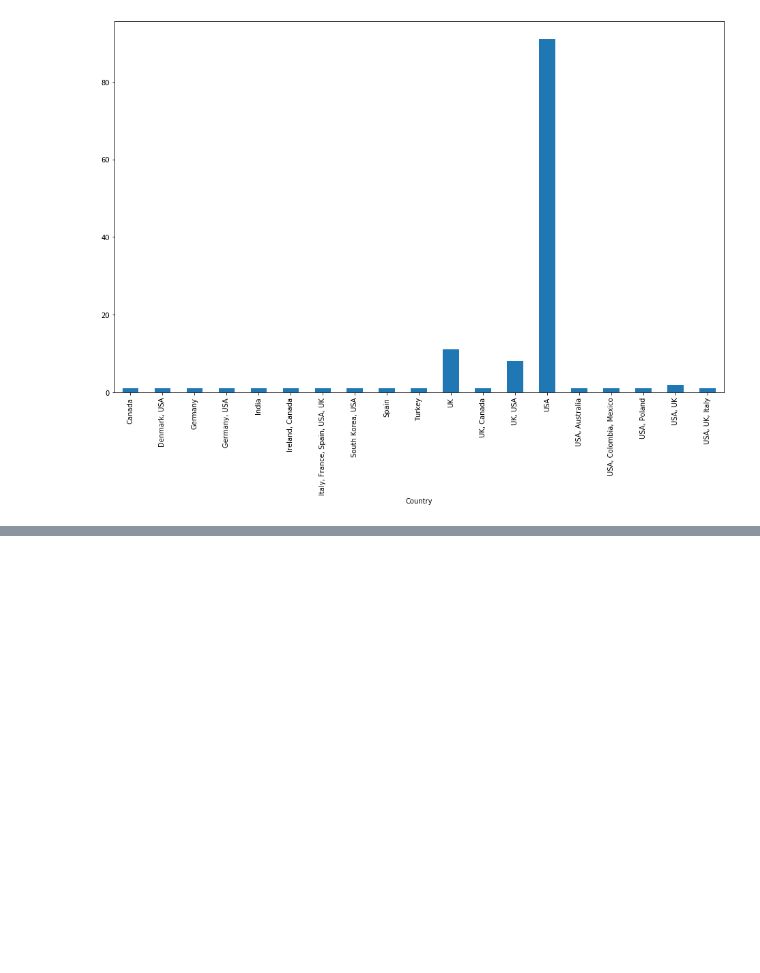
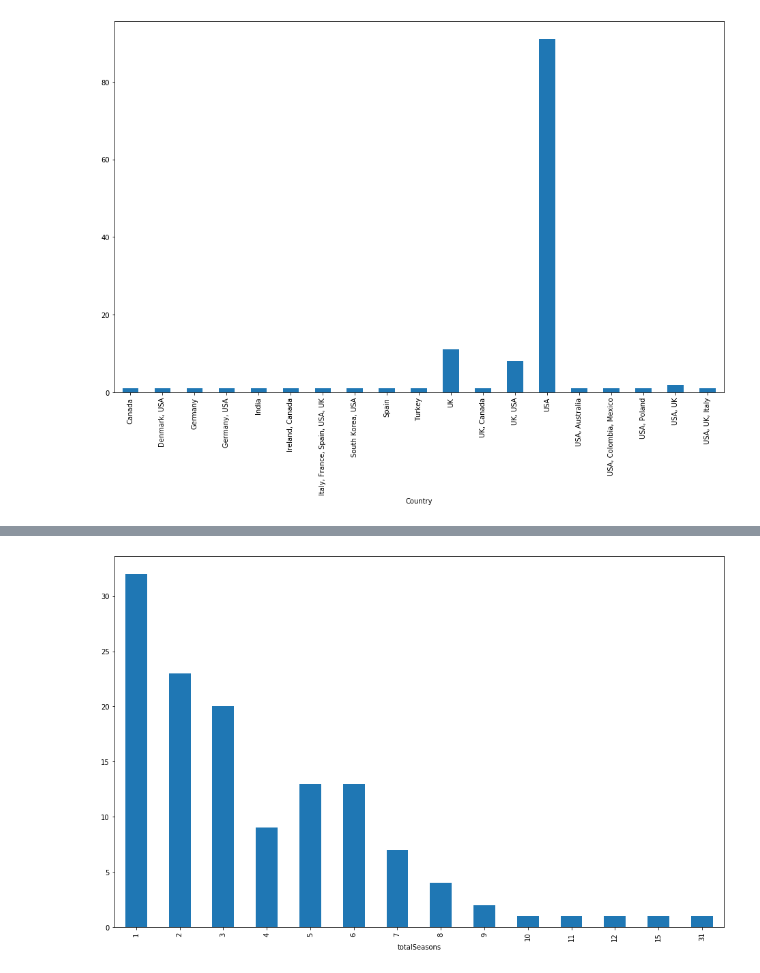
Before and after one commit to agorina91/tvshows, a Jupyter notebook: TvRec_Allcode.ipynb, the cells around one changed output, grey strips where cells are left out. Drawn from its saved outputs; the diff is of its cells as text; code cells hidden in the pictures; blank space fills up the shorter version.

```diff
--- a/TvRec_Allcode.ipynb
+++ b/TvRec_Allcode.ipynb
@@ -92,0 +97,4 @@ def plot_by(by_what):
+# %%
+plot_by('totalSeasons')
+# %% [output]
+[figure, added]
```
Also changed, not shown: parts of 9 cells of this notebook.
